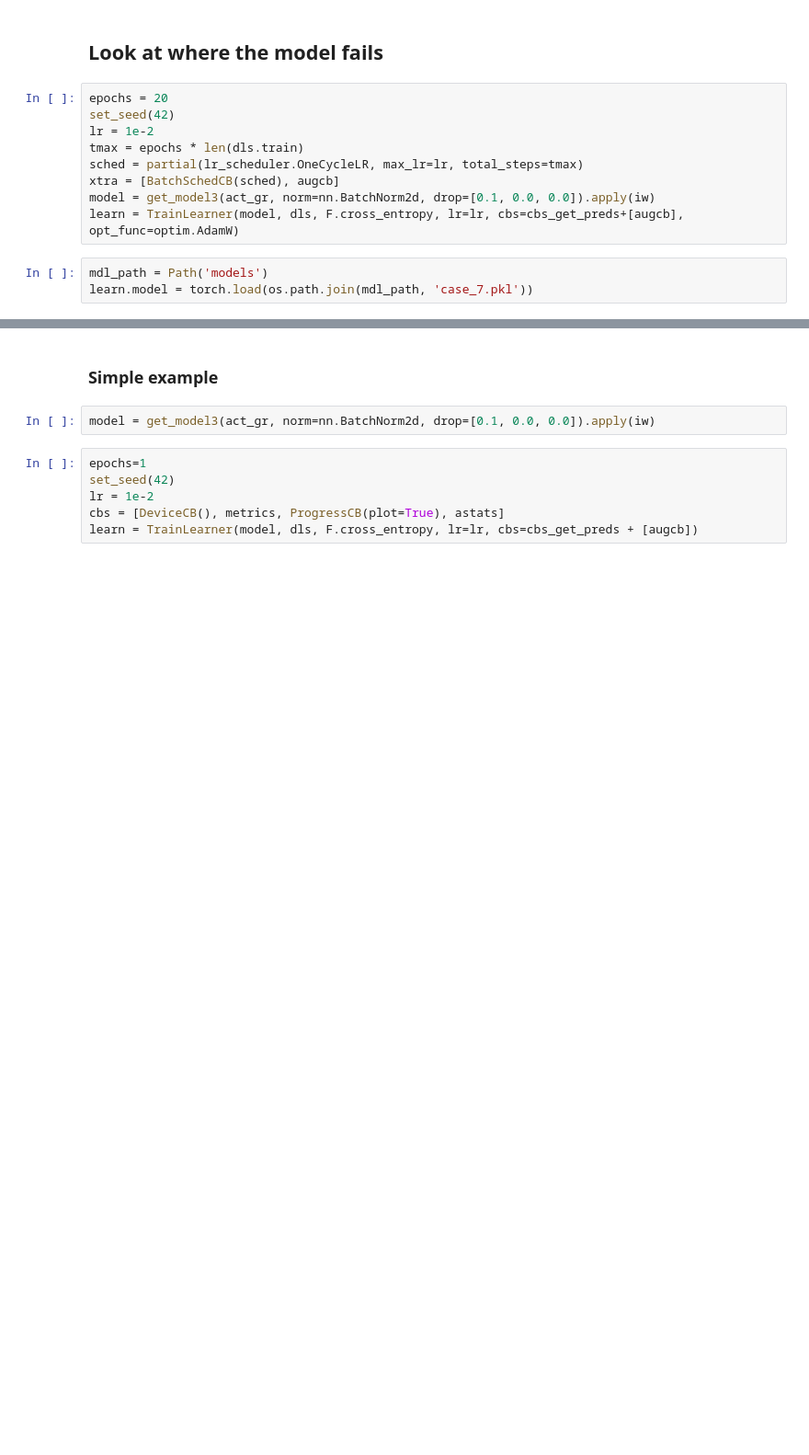
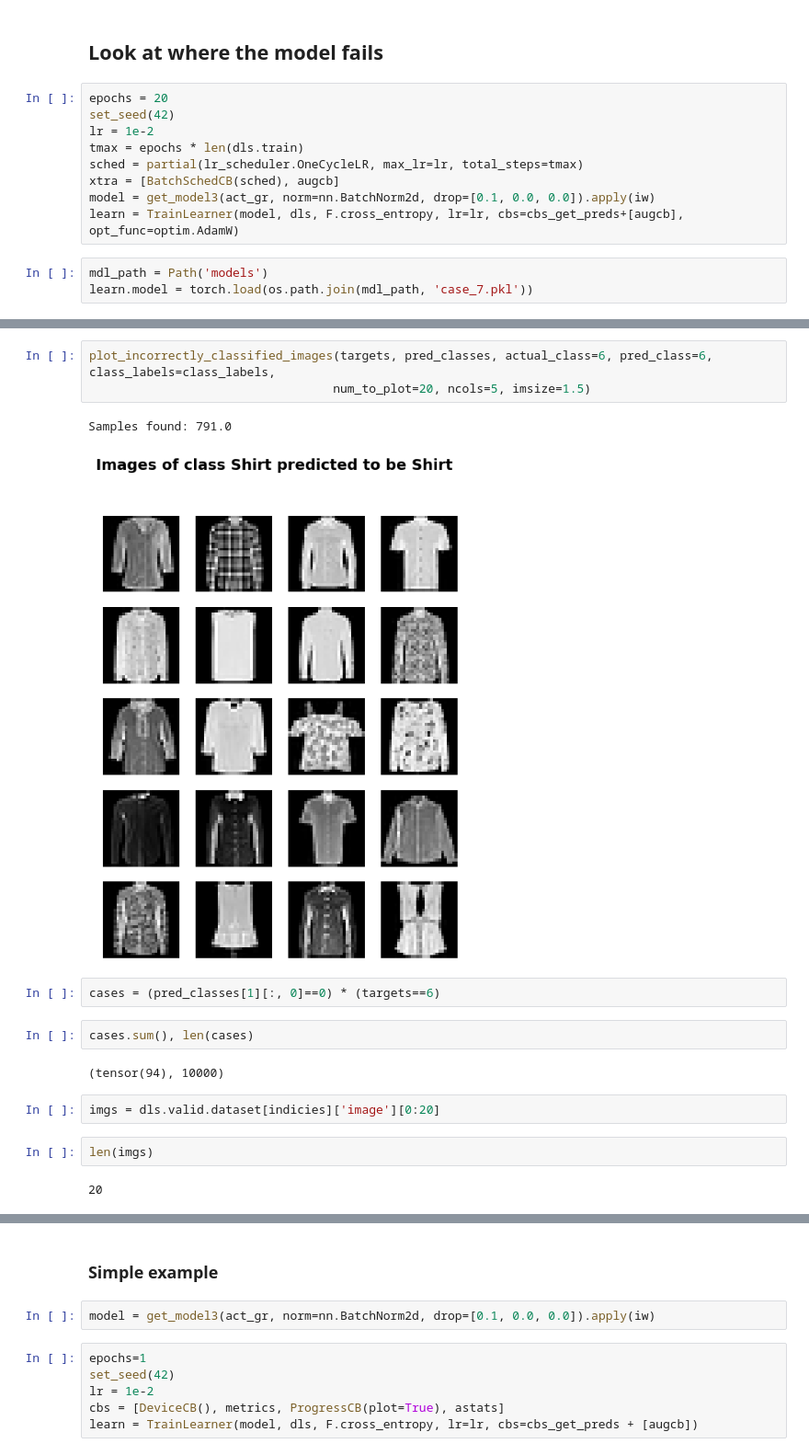
Before and after one commit to fromLittleAcorns/fastai-course-22p, a Jupyter notebook: exercises/fashion_mnist.ipynb, the cells around one changed output, grey strips where cells are left out. Shown at 92% size. Drawn from its saved outputs; the diff is of its cells as text; blank space fills up the shorter version.

```diff
--- a/exercises/fashion_mnist.ipynb
+++ b/exercises/fashion_mnist.ipynb
@@ -754,0 +855,18 @@ len(learn.dls.valid.top_losses)
+# %%
+plot_incorrectly_classified_images(targets, pred_classes, actual_class=6, pred_class=6, class_labels=class_labels,
+                                  num_to_plot=20, ncols=5, imsize=1.5)
+# %% [output]
+Samples found: 791.0
+[figure, added]
+# %%
+cases = (pred_classes[1][:, 0]==0) * (targets==6)
+# %%
+cases.sum(), len(cases)
+# %% [output]
+(tensor(94), 10000)
+# %%
+imgs = dls.valid.dataset[indicies]['image'][0:20]
+# %%
+len(imgs)
+# %% [output]
+20
```
Also changed, not shown: parts of 37 cells of this notebook.
